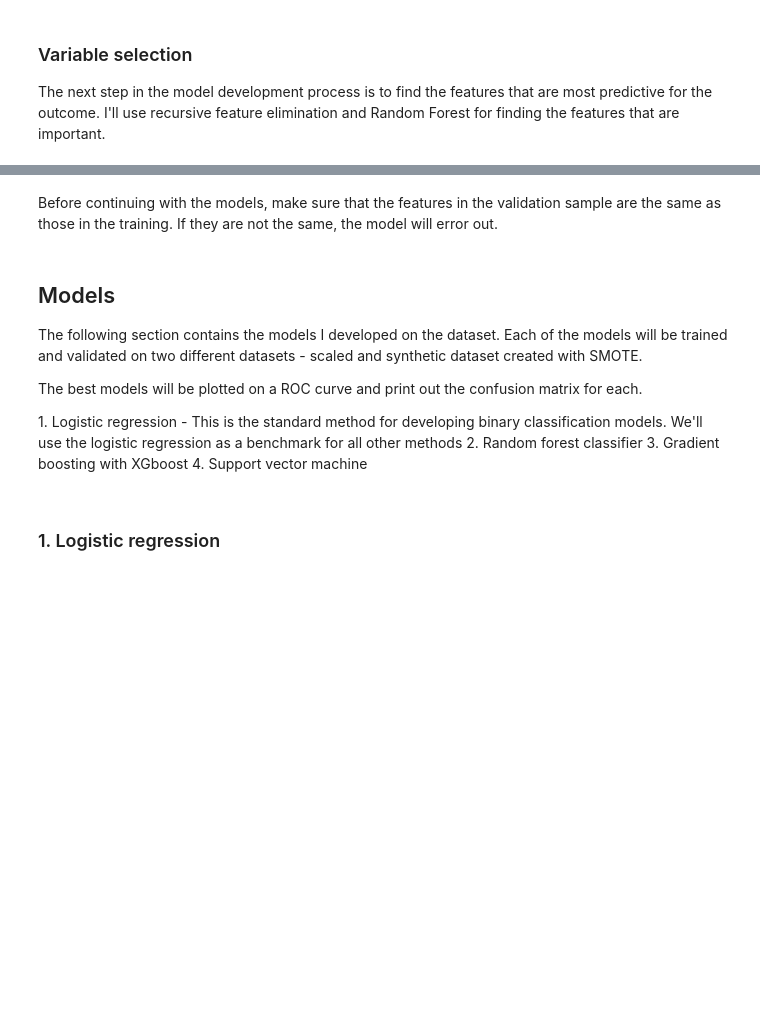
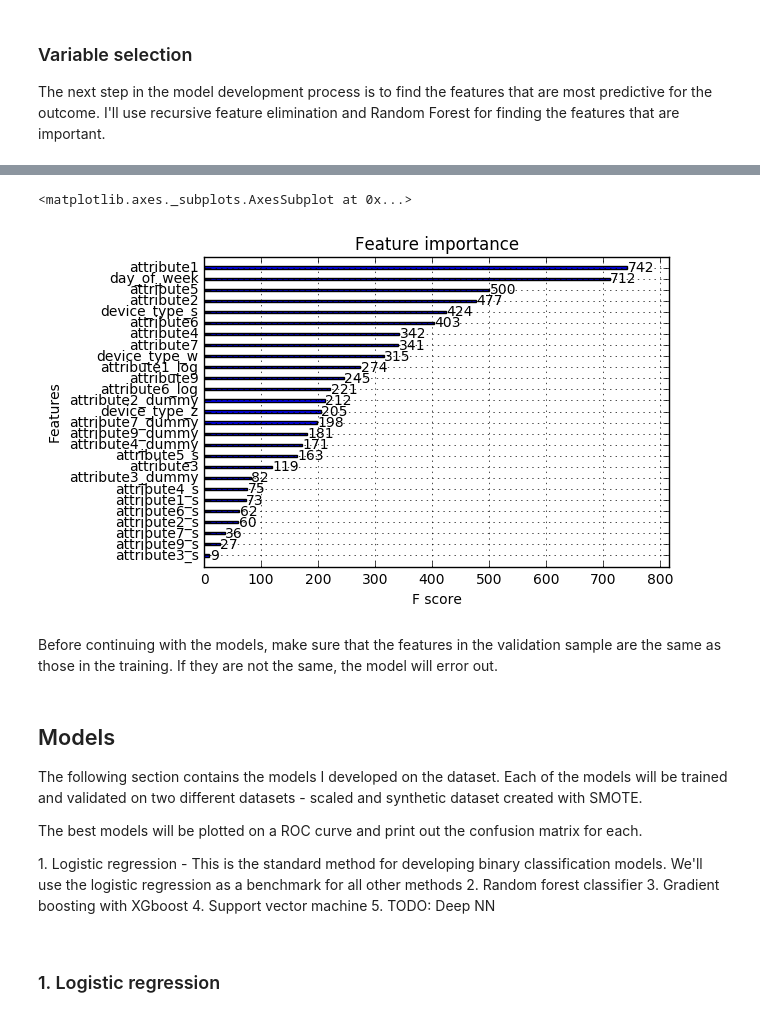
Before and after one commit to vatodorov/ImbalancedDataModels, a Jupyter notebook: ml_models_pipeline.ipynb, the cells around one changed output, grey strips where cells are left out. Cells and saved outputs as stored; diff of their text form; code cells hidden in the pictures; blank space fills up the shorter version.

Commit message:
Finalize the notebook

```diff
--- a/ml_models_pipeline.ipynb
+++ b/ml_models_pipeline.ipynb
@@ -630,0 +700,19 @@ graphviz.Source(dt_viz)
+# %%
+# Create our DMatrix to make XGBoost more efficient
+xgdmat = xgb.DMatrix(x_train_vs, y_train)
+
+# Use the finetuned parameters
+xgdmat_params = {"eta": 0.05,
+                 "seed": 0,
+                 "subsample": 0.8,
+                 "colsample_bytree": 0.8,
+                 "objective": "binary:logistic",
+                 "max_depth": 7,
+                 "min_child_weight": 5}
+
+model_xgb_vs = xgb.cv(params = xgdmat_params,
+                      dtrain = xgdmat,
+                      num_boost_round = 3000,
+                      nfold = 5,
+                      metrics = ["error"],
+                      early_stopping_rounds = 100)  # This stops the CV early, when the error doesn't improve after a specified number of rounds
@@ -630,0 +734,20 @@ graphviz.Source(dt_viz)
+# %%
+# If needed, adjust parameters and save them in an object which is passed to the training
+final_xgb_params = {"eta": 0.05,
+                    "seed": 0,
+                    "subsample": 0.8,
+                    "colsample_bytree": 0.8,
+                    "objective": "binary:logistic",
+                    "max_depth": 7,
+                    "min_child_weight": 5}
+
+final_model_xgb_vs = xgb.train(final_xgb_params,
+                               xgdmat,
+                               num_boost_round = 231)
+# %%
+# Plot the variable importances
+importances = final_model_xgb_vs.get_fscore()
+xgb.plot_importance(final_model_xgb_vs)
+# %% [output]
+<matplotlib.axes._subplots.AxesSubplot at 0x...>
+[figure, added]
@@ -642,6 +768,7 @@ The best models will be plotted on a ROC curve and print out the confusion matri
 2. Random forest classifier
 3. Gradient boosting with XGboost
 4. Support vector machine
+5. TODO: Deep NN
 # %% [markdown]
 ### 1. Logistic regression
 # %%
```
Also changed, not shown: parts of 43 cells of this notebook, 1 other file.
